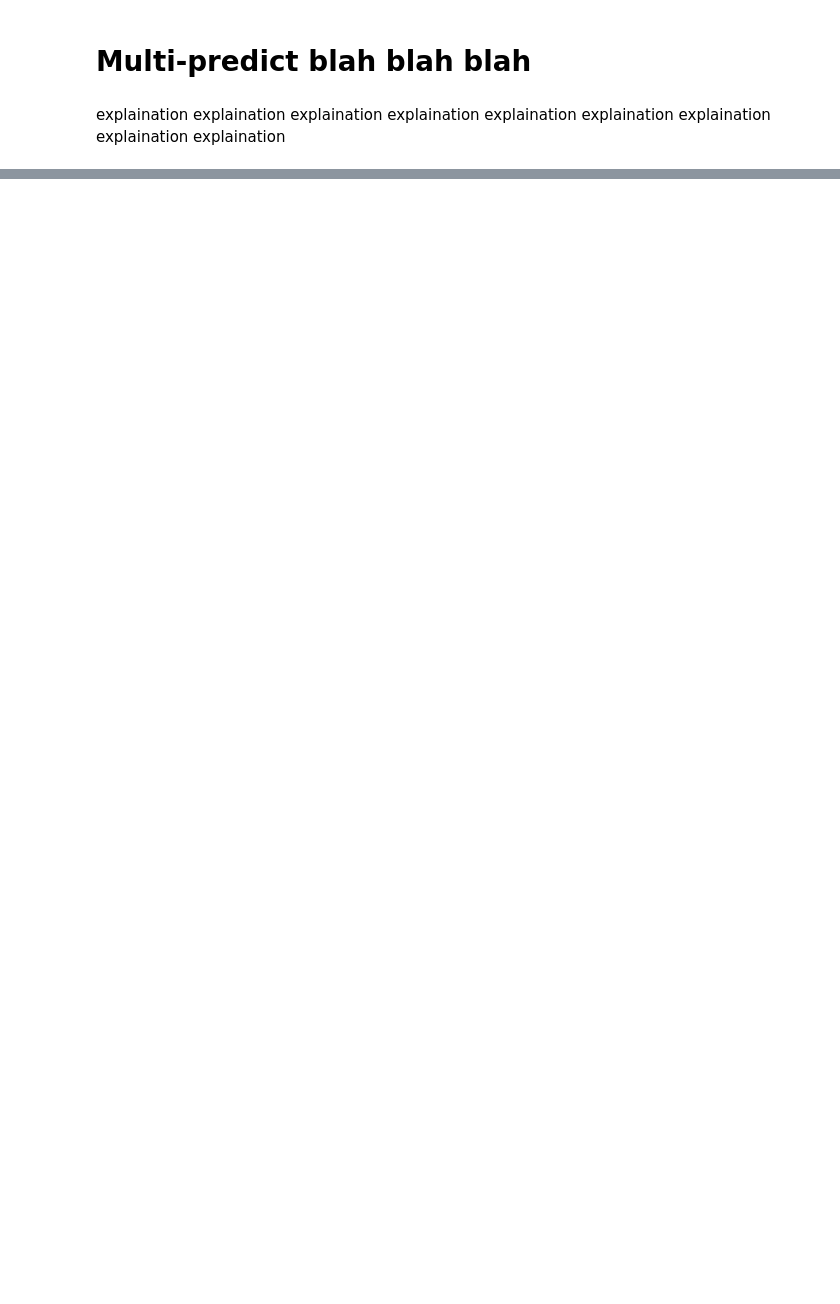
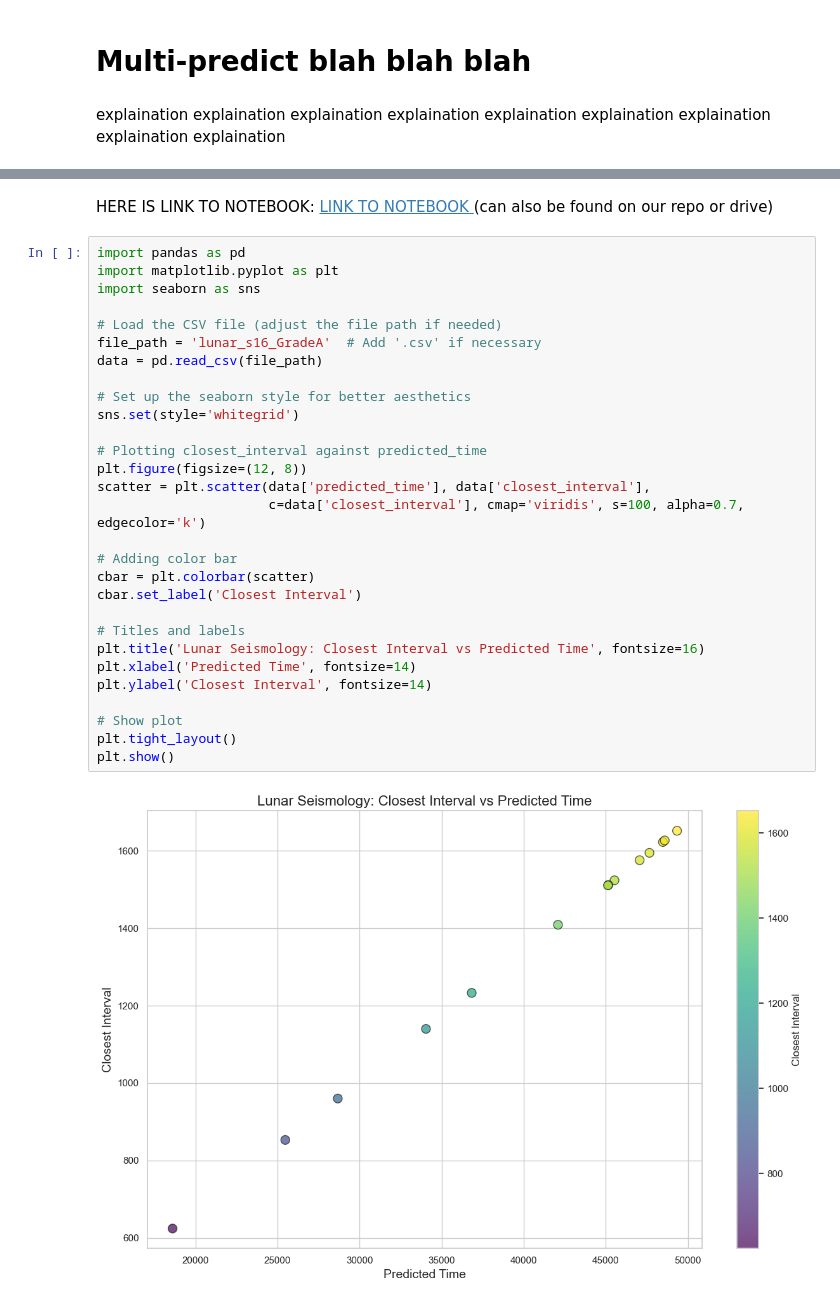
Before and after one commit to monmon0/planetory-seismology-deploy, a Jupyter notebook: master_demo.ipynb, the cells around one changed output, grey strips where cells are left out. Saved outputs shown, nothing was run; the diff lists cells and outputs as text; blank space fills up the shorter version.

```diff
--- a/master_demo.ipynb
+++ b/master_demo.ipynb
@@ -480,0 +311,36 @@ Link to colab:
+# %% [markdown]
+
+
+HERE IS LINK TO NOTEBOOK: <a href = "https://colab.research.google.com/drive/1w5Iw-ITRmTJXxSjr1oZ1Z01BTk18D1Lo?usp=sharing"> LINK TO NOTEBOOK </a>
+(can also be found on our repo or drive)
+# %%
+import pandas as pd
+import matplotlib.pyplot as plt
+import seaborn as sns
+
+# Load the CSV file (adjust the file path if needed)
+file_path = 'lunar_s16_GradeA'  # Add '.csv' if necessary
+data = pd.read_csv(file_path)
+
+# Set up the seaborn style for better aesthetics
+sns.set(style='whitegrid')
+
+# Plotting closest_interval against predicted_time
+plt.figure(figsize=(12, 8))
+scatter = plt.scatter(data['predicted_time'], data['closest_interval'],
+                      c=data['closest_interval'], cmap='viridis', s=100, alpha=0.7, edgecolor='k')
+
+# Adding color bar
+cbar = plt.colorbar(scatter)
+cbar.set_label('Closest Interval')
+
+# Titles and labels
+plt.title('Lunar Seismology: Closest Interval vs Predicted Time', fontsize=16)
+plt.xlabel('Predicted Time', fontsize=14)
+plt.ylabel('Closest Interval', fontsize=14)
+
+# Show plot
+plt.tight_layout()
+plt.show()
+# %% [output]
+[figure, added]
```
Also changed, not shown: parts of 24 cells of this notebook, 5 other files.
